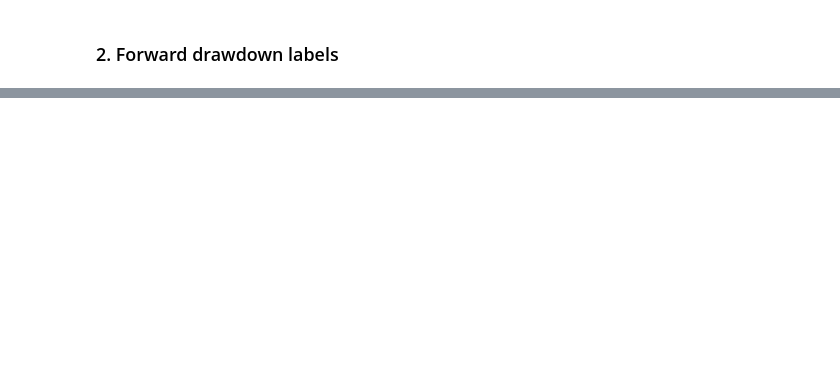
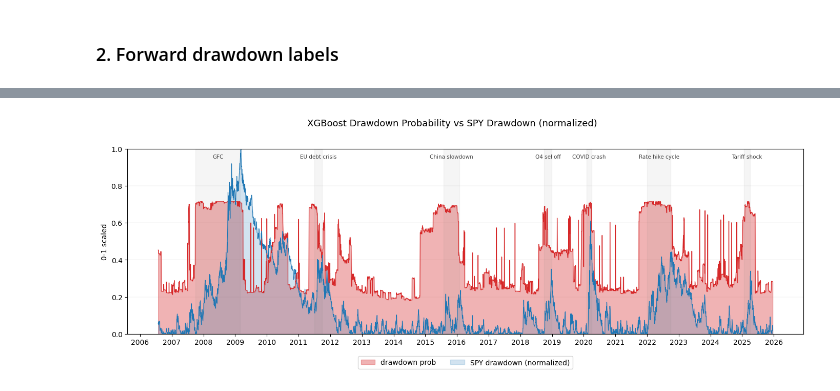
Before and after one commit to JaredRudolph/macro-stress-forecaster, a Jupyter notebook: notebooks/forecaster_xgb.ipynb, the cells around one changed output, grey strips where cells are left out. Cells and saved outputs as stored; diff of their text form; code cells hidden in the pictures; blank space fills up the shorter version.

Commit message:
feat: update XGBoost forecaster notebook

```diff
--- a/notebooks/forecaster_xgb.ipynb
+++ b/notebooks/forecaster_xgb.ipynb
@@ -309,0 +441,34 @@ plt.show()
+# %%
+spy_dd = -(spy / spy.expanding().max() - 1)
+spy_dd_norm = (spy_dd - spy_dd.min()) / (spy_dd.max() - spy_dd.min())
+spy_dd_norm = spy_dd_norm.loc[X_data.index]
+
+fig, ax = plt.subplots(figsize=(14, 5))
+
+ax.fill_between(drawdown_prob.index, drawdown_prob, alpha=0.35, color="#d62728", label="drawdown prob")
+ax.plot(drawdown_prob.index, drawdown_prob, color="#d62728", linewidth=0.8)
+
+ax.fill_between(spy_dd_norm.index, spy_dd_norm, alpha=0.20, color="#1f77b4", label="SPY drawdown (normalized)")
+ax.plot(spy_dd_norm.index, spy_dd_norm, color="#1f77b4", linewidth=0.8)
+
+for start, end, label in STRESS_PERIODS:
+    ax.axvspan(pd.Timestamp(start), pd.Timestamp(end), alpha=0.08, color="grey")
+    mid = pd.Timestamp(start) + (pd.Timestamp(end) - pd.Timestamp(start)) / 2
+    ax.text(
+        mid, 0.97, label, ha="center", va="top", fontsize=7.5,
+        color="#444444", transform=ax.get_xaxis_transform(),
+    )
+
+ax.set_ylim(0, 1)
+ax.set_yticks([0, 0.2, 0.4, 0.6, 0.8, 1.0])
+ax.set_ylabel("0-1 scaled")
+ax.yaxis.grid(True, linewidth=0.3, color="grey", alpha=0.25)
+ax.set_axisbelow(True)
+ax.xaxis.set_major_formatter(mdates.DateFormatter("%Y"))
+ax.xaxis.set_major_locator(mdates.YearLocator())
+ax.legend(loc="upper center", bbox_to_anchor=(0.5, -0.1), ncol=2)
+fig.suptitle("XGBoost Drawdown Probability vs SPY Drawdown (normalized)", fontsize=13, y=1.01)
+plt.tight_layout()
+plt.show()
+# %% [output]
+[figure, added]
```
Also changed, not shown: parts of 21 cells of this notebook.
